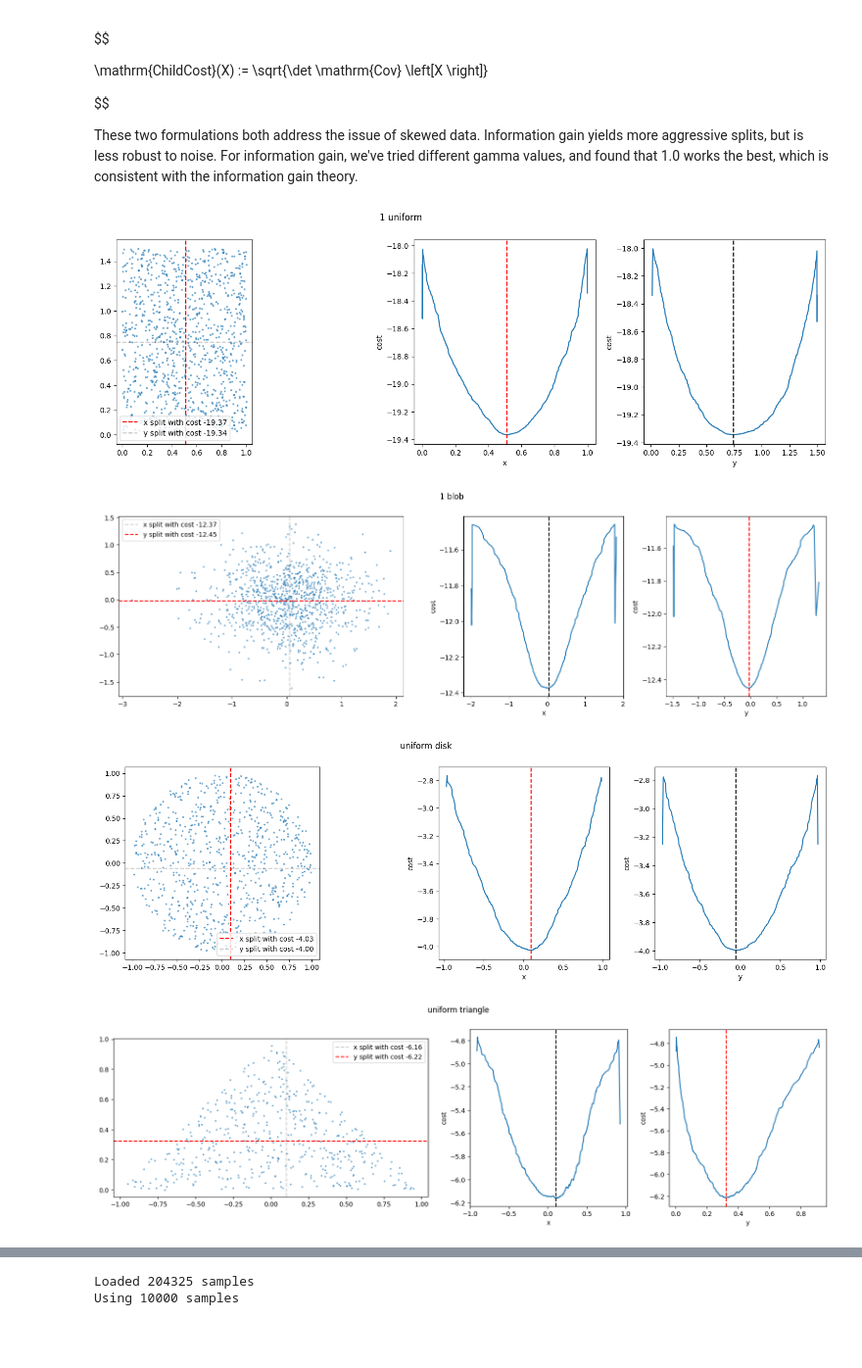
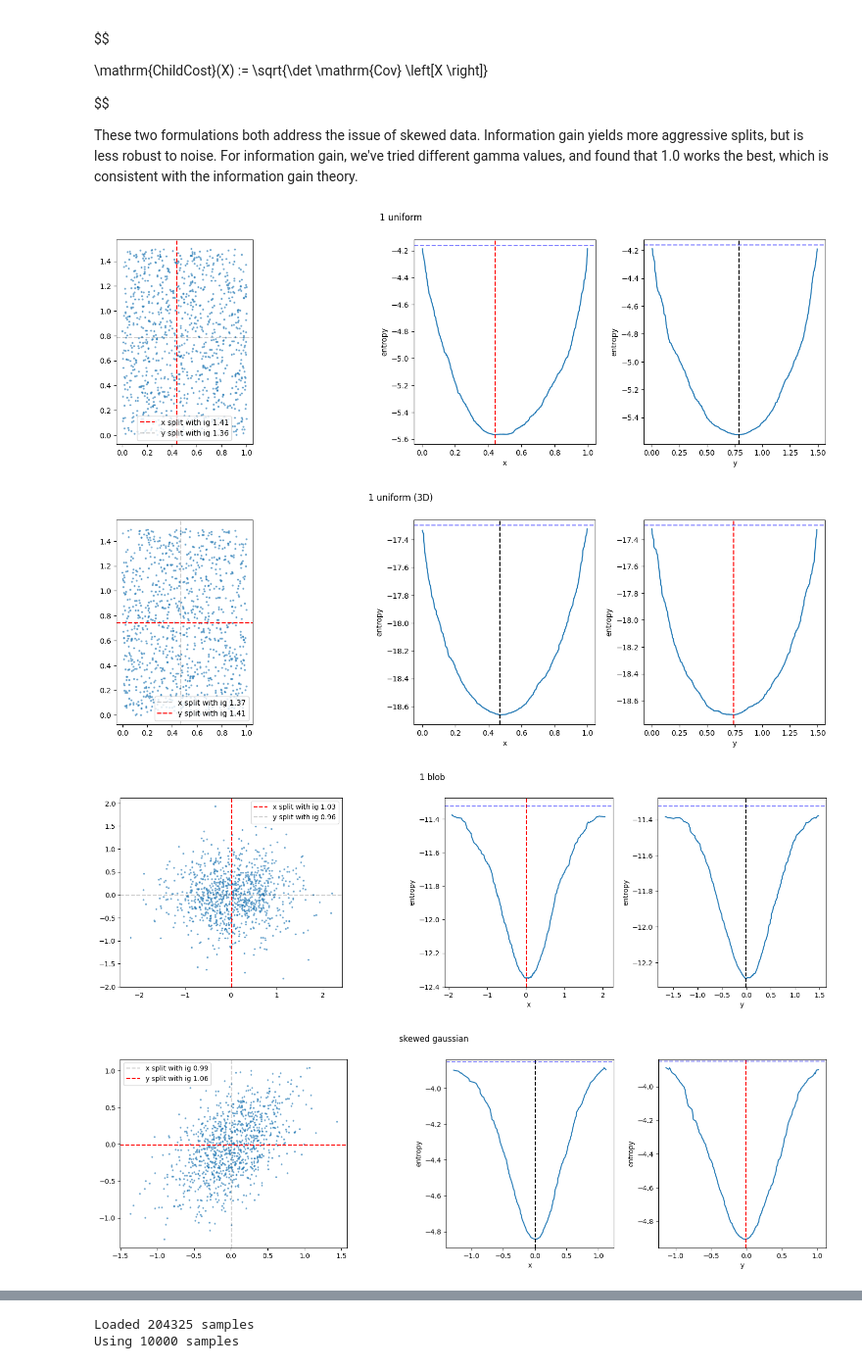
Before and after one commit to JamesZFS/thesis_experiments, a Jupyter notebook: vs.ipynb, the cells around one changed output, grey strips where cells are left out. Shown at 98% size. Drawn from its saved outputs; the diff is of its cells as text; code cells hidden in the pictures; blank space fills up the shorter version.

```diff
--- a/vs.ipynb
+++ b/vs.ipynb
@@ -84,10 +84,8 @@ def sort_by_dim(data, dim):
 def second_min(a):
     return np.min(np.delete(a, np.argmin(a)))
 
-def robust_det(matrix, eps):  # Robust determinant by removing degenerate eigenvalues
-    return np.linalg.det(matrix)
-    # eigens = np.linalg.eigvals(matrix)
-    # return np.prod([eig for eig in eigens if abs(eig) > eps])
+def robust_det(matrix, eps):  # Robust determinant by adding epsilon to the diagonal
+    return np.linalg.det(matrix + eps * np.eye(matrix.shape[0]))
 # %%
 # Variance-based
 def child_cost(data):
@@ -219,7 +217,7 @@ def cost_curve_all(data, gamma=1, lambd=1e-3, min_samples_per_side=2):
 def child_cost(data):
     cov = np.cov(data, rowvar=False, ddof=1)
     # return np.sqrt(np.maximum(np.linalg.det(cov), 0))   # volume of the skewed ellipsoid
-    return np.log(np.maximum(robust_det(cov, 1e-3), epsilon))   # entropy of the MLE Gaussian
+    return np.log(np.maximum(robust_det(cov, 1e-6), epsilon))   # entropy of the MLE Gaussian
 
 def cost_at_split(data, split, dim, gamma=1):
     left = data[data[:,dim] < split]
@@ -262,8 +260,8 @@ def variance_scan_welford(data, dim, gamma=1, min_samples_per_side=2):
 
         # lCost = np.sqrt(np.maximum(np.linalg.det(lCov), 0))
         # rCost = np.sqrt(np.maximum(np.linalg.det(rCov), 0))
-        lCost = np.log(np.maximum(robust_det(lCov, 1e-3), epsilon))
-        rCost = np.log(np.maximum(robust_det(rCov, 1e-3), epsilon))
+        lCost = np.log(np.maximum(robust_det(lCov, 1e-6), epsilon))
+        rCost = np.log(np.maximum(robust_det(rCov, 1e-6), epsilon))
         cost = (i/N)**gamma * lCost + ((N-i)/N)**gamma * rCost
         if cost < best_cost:
             best_cost = cost
@@ -311,8 +309,8 @@ def cost_curve(data, dim, gamma=1, min_samples_per_side=2):
 
         # lCost = np.sqrt(np.maximum(np.linalg.det(lCov), 0))
         # rCost = np.sqrt(np.maximum(np.linalg.det(rCov), 0))
-        lCost = np.log(np.maximum(robust_det(lCov, 1e-3), epsilon))
-        rCost = np.log(np.maximum(robust_det(rCov, 1e-3), epsilon))
+        lCost = np.log(np.maximum(robust_det(lCov, 1e-6), epsilon))
+        rCost = np.log(np.maximum(robust_det(rCov, 1e-6), epsilon))
         costs[i] = (i/N)**gamma * lCost + ((N-i)/N)**gamma * rCost
 
         # Update statistics
@@ -349,15 +347,31 @@ def uniform_triangle(num_samples):
     X = X[np.abs(X[:,0]) + np.abs(X[:,1]) < 1]
     return X
 
+def skewed_gaussian(sigma_1, sigma_2, degrees, num_samples):
+    angle = np.radians(degrees)
+    rotation = np.array([[np.cos(angle), np.sin(angle)], [np.sin(angle), -np.cos(angle)]])
+    X = np.random.normal((0, 0), (sigma_1, sigma_2), (num_samples, 2))
+    X = X @ rotation
+    return X
+
 k = 0.2
 num_samples = 1000
 # np.random.seed(43)
 dataset = [
     ('1 uniform', [
+        np.random.uniform((0, 0), (1, 1.5), size=(num_samples, 2)),
+    ]),
+    # ('1 uniform', [
+    #     np.random.uniform((0, 0), (3, 0.2), size=(num_samples, 2)),
+    # ]),
+    ('1 uniform (3D)', [
         noisy(np.random.uniform((0, 0, 0), (1, 1.5, 0), size=(num_samples, 3)), noise_std=1e-3),
     ]),
     ('1 blob', [
         np.random.normal((0, 0, 0), (0.7, 0.5, 0.01), size=(num_samples, 3)),
+    ]),
+    ('skewed gaussian', [
+        skewed_gaussian(0.5, 0.3, 45, num_samples),
     ]),
     ('uniform disk', [
         uniform_disk(num_samples),
@@ -415,48 +429,49 @@ kwargs = {
 
 for name, groups in dataset:
     X = np.concatenate(groups)
-    X = noisy(X, 1e-5)
-    entropy = np.log(np.maximum(robust_det(np.cov(X, rowvar=False, ddof=1), 1e-3), epsilon))
+    entropy = np.log(np.maximum(robust_det(np.cov(X, rowvar=False, ddof=1), 1e-6), epsilon))
     # print("Entropy:", entropy)
 
     split_curves, cost_curves = cost_curve_all(X, **kwargs)
     costs = cost_curves.min(axis=1)[:2]
     splits = np.array([split_curves[i, cost_curves[i].argmin()] for i in range(2)])[:2]
     # splits, costs = variance_scan_all(X, **kwargs)
     min_cost = min(costs)
     second_min_cost = second_min(costs)
     if min_cost < k * second_min_cost:
         best_dim = np.argmin(costs)  # use the argmin if the best cost is significantly lower than the second best
     else:
         best_dim = np.argmax(np.var(X, axis=0, ddof=1))  # use the dimension with the highest variance otherwise
 
     fig, (axSamples, axCurveX, axCurveY) = plt.subplots(1, 3, figsize=(20, 5), width_ratios=[2, 1, 1])
     for group in groups:
         axSamples.scatter(group[:, 0], group[:, 1], alpha=0.5, s=3)
     dim_colors = ['k', 'k']
     dim_colors[best_dim] = 'r'
-    axSamples.axvline(splits[0], color=dim_colors[0], linestyle='--', label=f'x split with cost {costs[0]:.2f}', alpha=1 if best_dim == 0 else 0.2)
-    axSamples.axhline(splits[1], color=dim_colors[1], linestyle='--', label=f'y split with cost {costs[1]:.2f}', alpha=1 if best_dim == 1 else 0.2)
+    # axSamples.axvline(splits[0], color=dim_colors[0], linestyle='--', label=f'x split with cost {costs[0]:.2f}', alpha=1 if best_dim == 0 else 0.2)
+    # axSamples.axhline(splits[1], color=dim_colors[1], linestyle='--', label=f'y split with cost {costs[1]:.2f}', alpha=1 if best_dim == 1 else 0.2)
+    axSamples.axvline(splits[0], color=dim_colors[0], linestyle='--', label=f'x split with ig {entropy - costs[0]:.2f}', alpha=1 if best_dim == 0 else 0.2)
+    axSamples.axhline(splits[1], color=dim_colors[1], linestyle='--', label=f'y split with ig {entropy - costs[1]:.2f}', alpha=1 if best_dim == 1 else 0.2)
     axSamples.set_aspect(1)
     axSamples.legend()
 
     axCurveX.plot(split_curves[0], cost_curves[0], label='x')
     axCurveX.axvline(splits[0], color=dim_colors[0], linestyle='--')
-    # axCurveX.axhline(entropy, color='blue', linestyle='--', alpha=0.5)
+    axCurveX.axhline(entropy, color='blue', linestyle='--', alpha=0.5)
     axCurveX.set_xlabel('x')
-    axCurveX.set_ylabel('cost')
+    axCurveX.set_ylabel('entropy')
     axCurveX.set_aspect('auto')
     axCurveY.plot(split_curves[1], cost_curves[1], label='y')
     axCurveY.axvline(splits[1], color=dim_colors[1], linestyle='--')
-    # axCurveY.axhline(entropy, color='blue', linestyle='--', alpha=0.5)
+    axCurveY.axhline(entropy, color='blue', linestyle='--', alpha=0.5)
     axCurveY.set_xlabel('y')
-    axCurveY.set_ylabel('cost')
+    axCurveY.set_ylabel('entropy')
     axCurveY.set_aspect('auto')
 
     fig.suptitle(name)
     plt.show()
 # %% [output]
-[figure, old version]
+[figure, new version]
-[figure, old version]
+[figure, new version]
-[figure, old version]
+[figure, new version]
-[figure, old version]
+[figure, new version]
```
Also changed, not shown: parts of 7 cells of this notebook.
